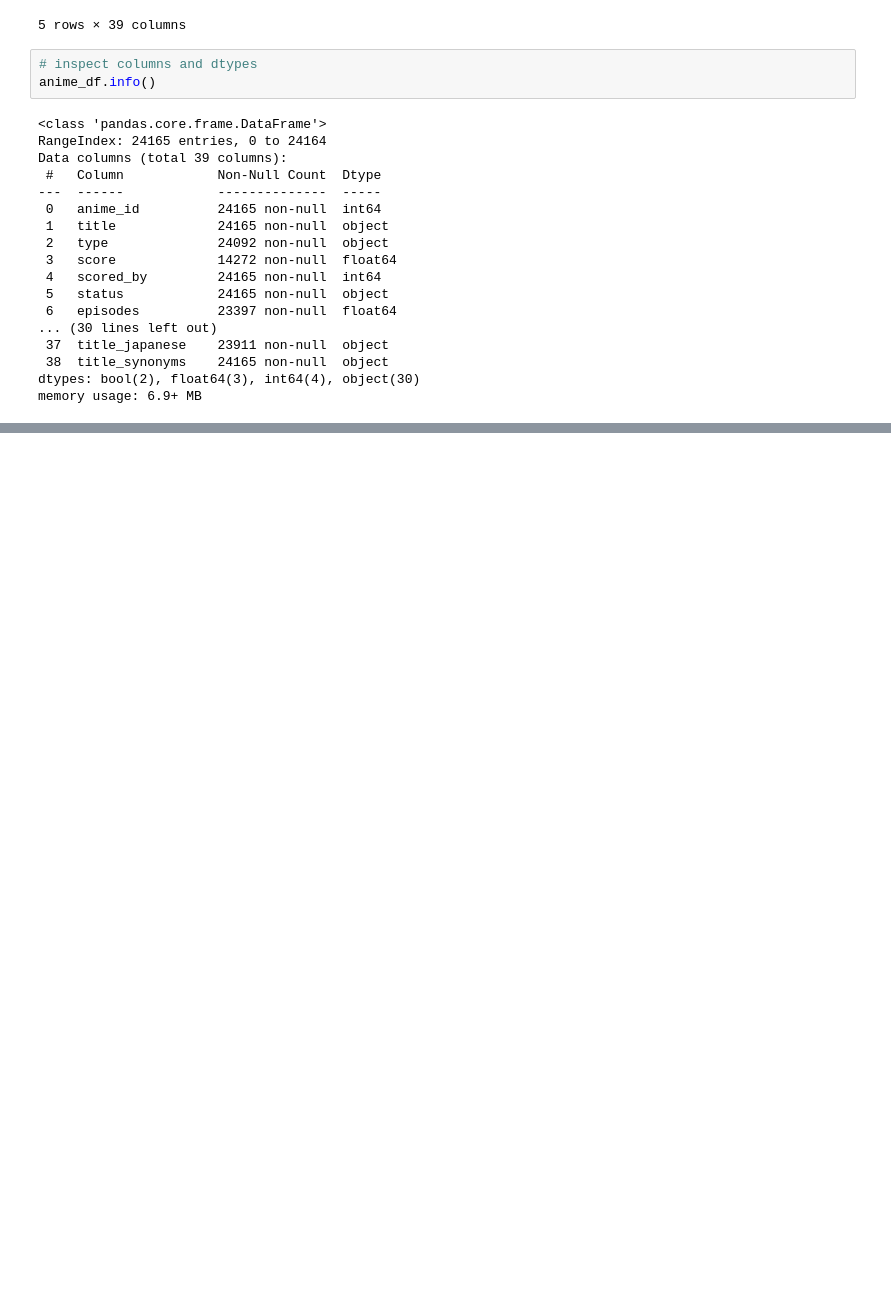
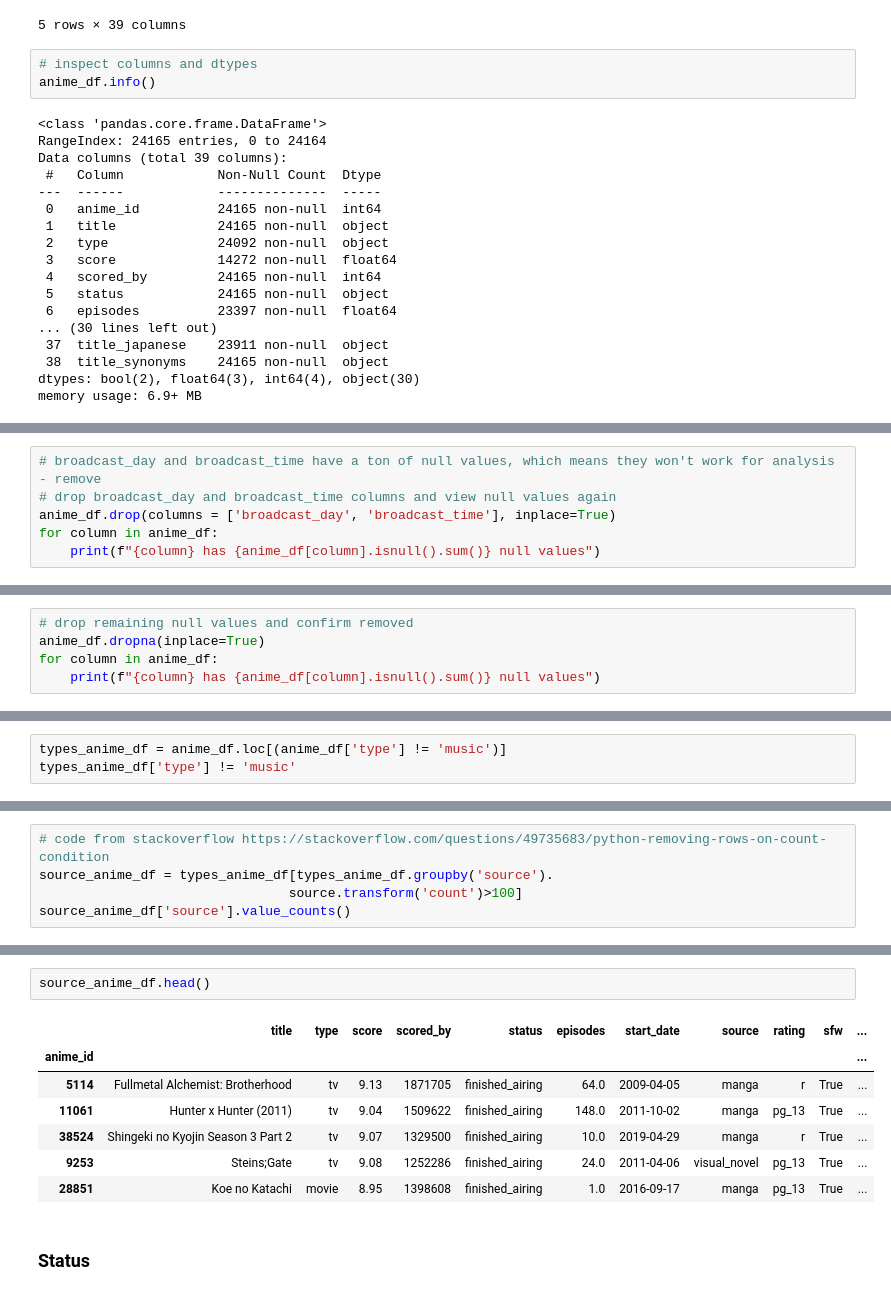
Before and after one commit to racheltr248/final_project_rtr, a Jupyter notebook: anime_preprocessing.ipynb, the cells around one changed output, grey strips where cells are left out. Cells and saved outputs as stored; diff of their text form; blank space fills up the shorter version.

```diff
--- a/anime_preprocessing.ipynb
+++ b/anime_preprocessing.ipynb
@@ -65,0 +182,6 @@ title_synonyms has 0 null values
+# %%
+# broadcast_day and broadcast_time have a ton of null values, which means they won't work for analysis - remove
+# drop broadcast_day and broadcast_time columns and view null values again
+anime_df.drop(columns = ['broadcast_day', 'broadcast_time'], inplace=True)
+for column in anime_df:
+    print(f"{column} has {anime_df[column].isnull().sum()} null values")
@@ -65,0 +211,5 @@ title_synonyms has 0 null values
+# %%
+# drop remaining null values and confirm removed
+anime_df.dropna(inplace=True)
+for column in anime_df:
+    print(f"{column} has {anime_df[column].isnull().sum()} null values")
@@ -65,0 +289,3 @@ title_synonyms has 0 null values
+# %%
+types_anime_df = anime_df.loc[(anime_df['type'] != 'music')]
+types_anime_df['type'] != 'music'
@@ -65,0 +335,5 @@ title_synonyms has 0 null values
+# %%
+# code from stackoverflow https://stackoverflow.com/questions/49735683/python-removing-rows-on-count-condition
+source_anime_df = types_anime_df[types_anime_df.groupby('source').
+                                source.transform('count')>100]
+source_anime_df['source'].value_counts()
@@ -65,0 +351,12 @@ title_synonyms has 0 null values
+# %%
+source_anime_df.head()
+# %% [output]
+|  | title | type | score | scored_by | status | episodes | start_date | source | rating | sfw | ... |
+| anime_id |  |  |  |  |  |  |  |  |  |  | ... |
+| 5114 | Fullmetal Alchemist: Brotherhood | tv | 9.13 | 1871705 | finished_airing | 64.0 | 2009-04-05 | manga | r | True | ... |
+| 11061 | Hunter x Hunter (2011) | tv | 9.04 | 1509622 | finished_airing | 148.0 | 2011-10-02 | manga | pg_13 | True | ... |
+| 38524 | Shingeki no Kyojin Season 3 Part 2 | tv | 9.07 | 1329500 | finished_airing | 10.0 | 2019-04-29 | manga | r | True | ... |
+| 9253 | Steins;Gate | tv | 9.08 | 1252286 | finished_airing | 24.0 | 2011-04-06 | visual_novel | pg_13 | True | ... |
+| 28851 | Koe no Katachi | movie | 8.95 | 1398608 | finished_airing | 1.0 | 2016-09-17 | manga | pg_13 | True | ... |
+# %% [markdown]
+### Status
```
Also changed, not shown: parts of 53 cells of this notebook, 4 other files.
